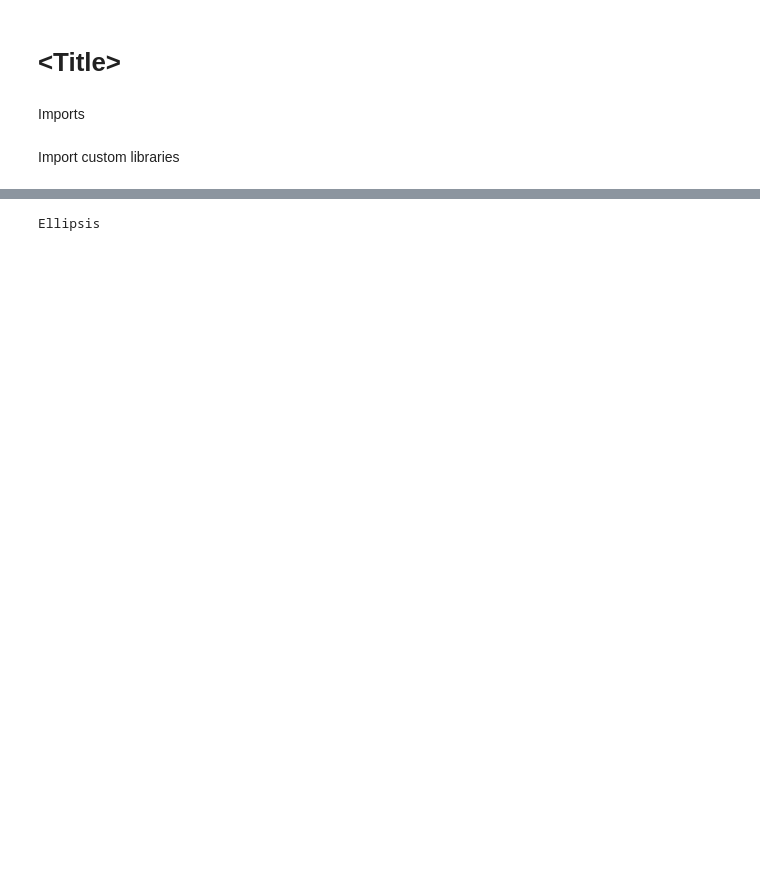
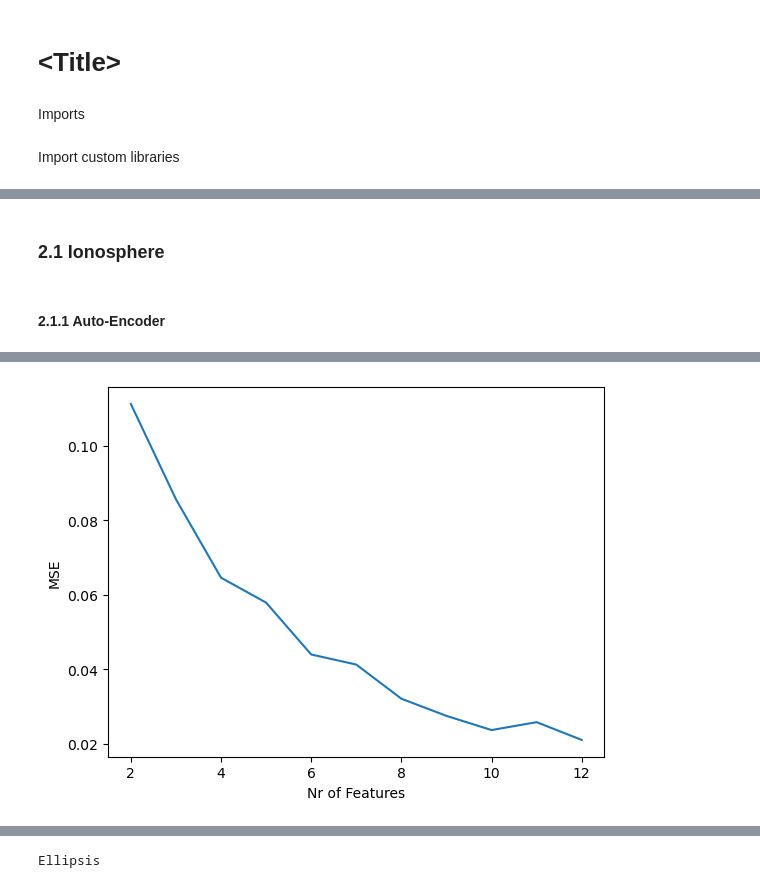
Before and after one commit to WouterFeijen/Interpretable-Subgroup-Discovery, a Jupyter notebook: framework.ipynb, the cells around one changed output, grey strips where cells are left out. Cells and saved outputs as stored; diff of their text form; code cells hidden in the pictures; blank space fills up the shorter version.

```diff
--- a/framework.ipynb
+++ b/framework.ipynb
@@ -24,3 +22,0 @@ set variables
-# %%
-dataset_name = 'Soybean'
-reduction_method = 'PCA' # choose from 'PCA' or 'auto_encoder' (others were not implemented yet)
@@ -239,0 +129,41 @@ calc_result_bs(df_en, df, subgroups_en, subgroups_n)
+# %%
+def plot_mse_vs_nfeatures(dct_datasets,name_dataset,reduction_method,l_est,r_est):
+
+    df = dct_datasets[name_dataset]['df']
+    cat = dct_datasets[name_dataset]['cat']
+    num = dct_datasets[name_dataset]['num']
+
+    start_time = datetime.datetime.now()
+    mseList = []
+
+    for i in range(l_est, r_est+1):
+
+        _,mse = reduce_dimensionality(
+                    data=df,
+                    reduction_method=reduction_method,
+                    catColumns=cat,
+                    numColumns=num,
+                    nFeatures=i,
+                    nEpochs=100
+                )
+
+        mseList.append(mse)
+
+    running_time = datetime.datetime.now()-start_time
+
+    plt.plot([i for i in range(l_est, r_est+1)], mseList)
+    plt.xlabel("Nr of Features") # ! new
+    plt.ylabel("MSE") # ! new
+    plt.show()
+
+    logging.info(running_time)
+# %%
+# get all datasets
+lst_dataset_names = ["Ionosphere","Mushroom","Adult","Soybean","Arrhythmia","Indoor"]
+dct_datasets = {name:{key:val for val,key in zip(getData(name),['df','cat','num','features'])} for name in lst_dataset_names}
+
+# define min and max estimates of nr of features
+l_est,r_est=2,12
+dct_optimal_features = {}
+# %% [markdown]
+### 2.1 Ionosphere
@@ -239,0 +172,5 @@ calc_result_bs(df_en, df, subgroups_en, subgroups_n)
+# %% [markdown]
+#### 2.1.1 Auto-Encoder
+# %%
+plot_mse_vs_nfeatures(dct_datasets,'Ionosphere','auto_encoder',l_est,r_est)
+# %% [output]
@@ -239,0 +188 @@ calc_result_bs(df_en, df, subgroups_en, subgroups_n)
+[figure, added]
```
Also changed, not shown: parts of 109 cells of this notebook, 1 other file.
